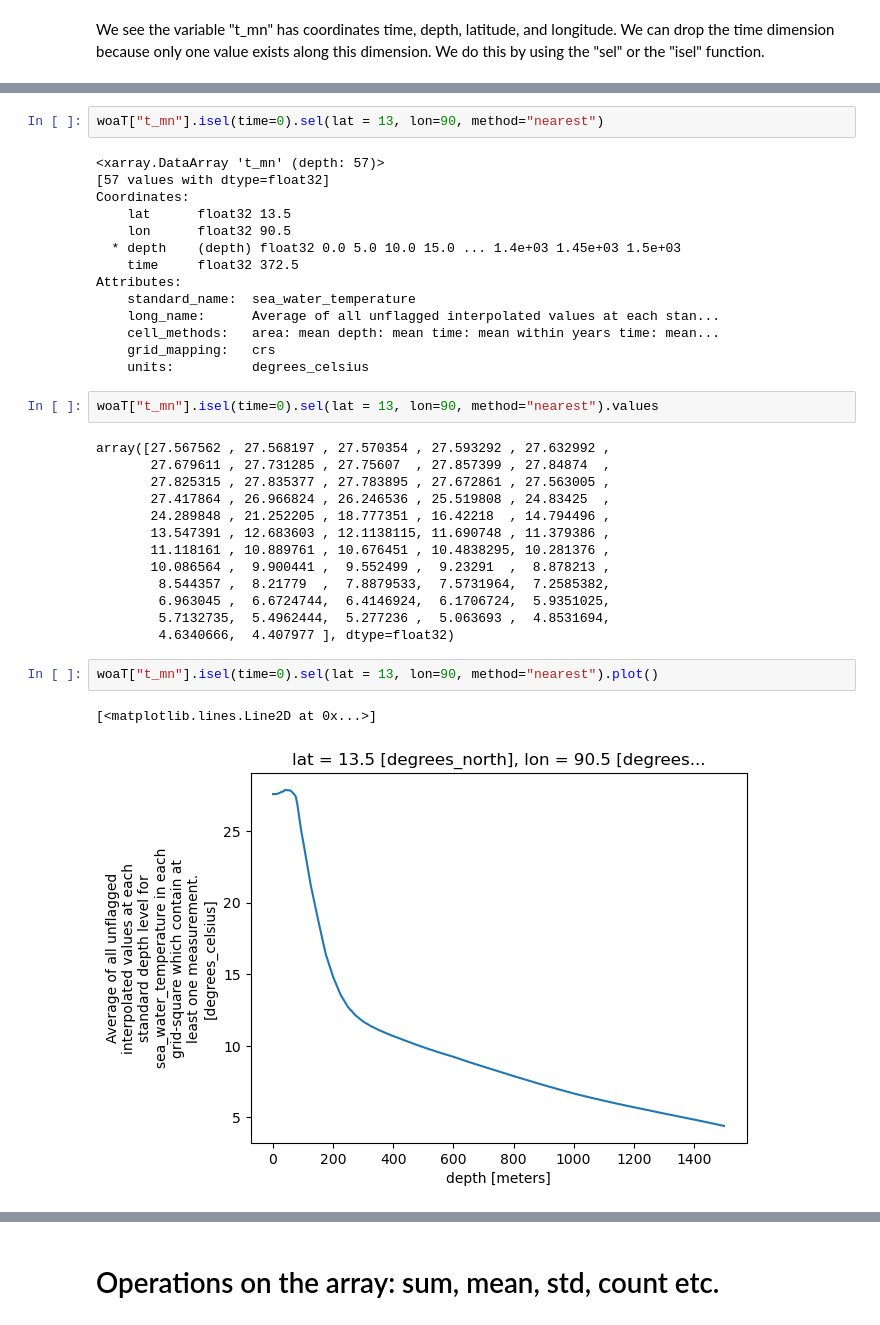
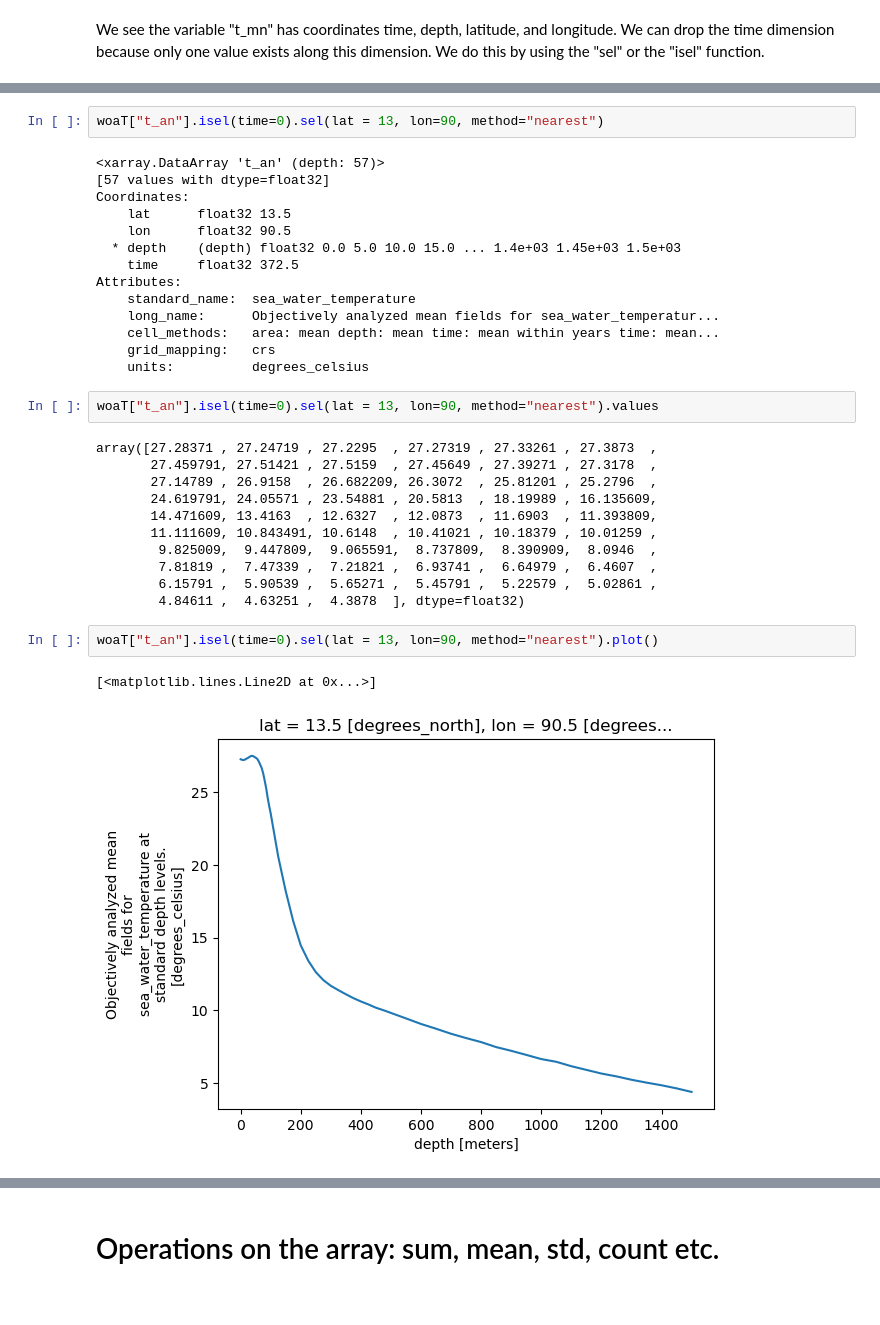
Before and after one commit to adityarn/PythonWorkshopNCPOR, a Jupyter notebook: 08_Xarray.ipynb, the cells around one changed output, grey strips where cells are left out. Cells and saved outputs as stored; diff of their text form.

```diff
--- a/08_Xarray.ipynb
+++ b/08_Xarray.ipynb
@@ -96,9 +96,9 @@ Attributes:
     grid_mapping:   crs
     units:          degrees_celsius
 # %%
-woaT["t_mn"].isel(time=0).sel(lat = 13, lon=90, method="nearest")
+woaT["t_an"].isel(time=0).sel(lat = 13, lon=90, method="nearest")
 # %% [output]
-<xarray.DataArray 't_mn' (depth: 57)>
+<xarray.DataArray 't_an' (depth: 57)>
 [57 values with dtype=float32]
 Coordinates:
     lat      float32 13.5
@@ -107,28 +107,26 @@ Coordinates:
     time     float32 372.5
 Attributes:
     standard_name:  sea_water_temperature
-    long_name:      Average of all unflagged interpolated values at each stan...
+    long_name:      Objectively analyzed mean fields for sea_water_temperatur...
     cell_methods:   area: mean depth: mean time: mean within years time: mean...
     grid_mapping:   crs
     units:          degrees_celsius
 # %%
-woaT["t_mn"].isel(time=0).sel(lat = 13, lon=90, method="nearest").values
+woaT["t_an"].isel(time=0).sel(lat = 13, lon=90, method="nearest").values
 # %% [output]
-array([27.567562 , 27.568197 , 27.570354 , 27.593292 , 27.632992 ,
-       27.679611 , 27.731285 , 27.75607  , 27.857399 , 27.84874  ,
-       27.825315 , 27.835377 , 27.783895 , 27.672861 , 27.563005 ,
-       27.417864 , 26.966824 , 26.246536 , 25.519808 , 24.83425  ,
-       24.289848 , 21.252205 , 18.777351 , 16.42218  , 14.794496 ,
-       13.547391 , 12.683603 , 12.1138115, 11.690748 , 11.379386 ,
-       11.118161 , 10.889761 , 10.676451 , 10.4838295, 10.281376 ,
-       10.086564 ,  9.900441 ,  9.552499 ,  9.23291  ,  8.878213 ,
-        8.544357 ,  8.21779  ,  7.8879533,  7.5731964,  7.2585382,
-        6.963045 ,  6.6724744,  6.4146924,  6.1706724,  5.9351025,
-        5.7132735,  5.4962444,  5.277236 ,  5.063693 ,  4.8531694,
-        4.6340666,  4.407977 ], dtype=float32)
+array([27.28371 , 27.24719 , 27.2295  , 27.27319 , 27.33261 , 27.3873  ,
+       27.459791, 27.51421 , 27.5159  , 27.45649 , 27.39271 , 27.3178  ,
+       27.14789 , 26.9158  , 26.682209, 26.3072  , 25.81201 , 25.2796  ,
+       24.619791, 24.05571 , 23.54881 , 20.5813  , 18.19989 , 16.135609,
+       14.471609, 13.4163  , 12.6327  , 12.0873  , 11.6903  , 11.393809,
+       11.111609, 10.843491, 10.6148  , 10.41021 , 10.18379 , 10.01259 ,
+        9.825009,  9.447809,  9.065591,  8.737809,  8.390909,  8.0946  ,
+        7.81819 ,  7.47339 ,  7.21821 ,  6.93741 ,  6.64979 ,  6.4607  ,
+        6.15791 ,  5.90539 ,  5.65271 ,  5.45791 ,  5.22579 ,  5.02861 ,
+        4.84611 ,  4.63251 ,  4.3878  ], dtype=float32)
 # %%
-woaT["t_mn"].isel(time=0).sel(lat = 13, lon=90, method="nearest").plot()
+woaT["t_an"].isel(time=0).sel(lat = 13, lon=90, method="nearest").plot()
 # %% [output]
 [<matplotlib.lines.Line2D at 0x...>]
-[figure, old version]
+[figure, new version]
 # %%
```
Also changed, not shown: parts of 39 cells of this notebook, 2 other files.
